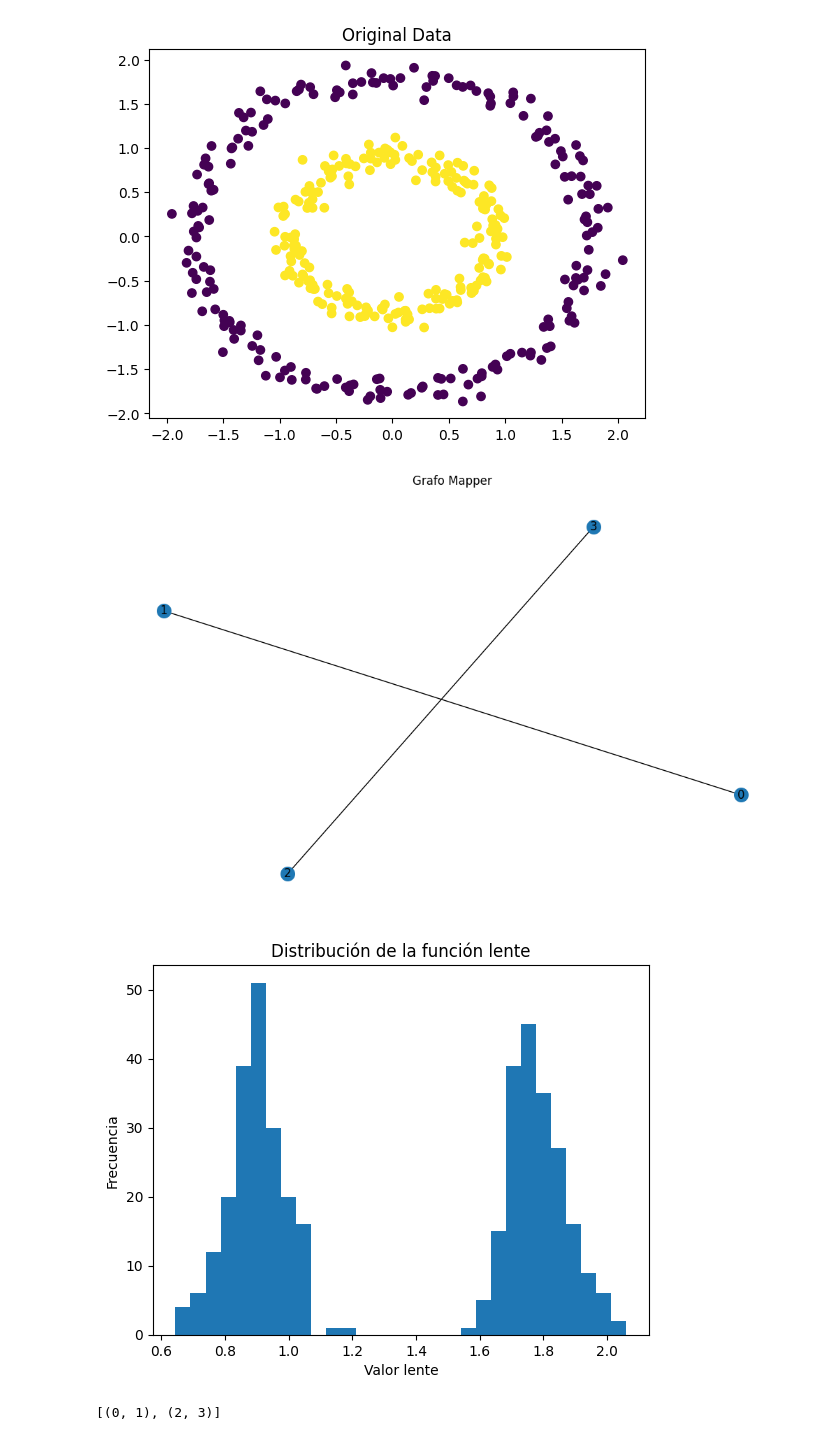
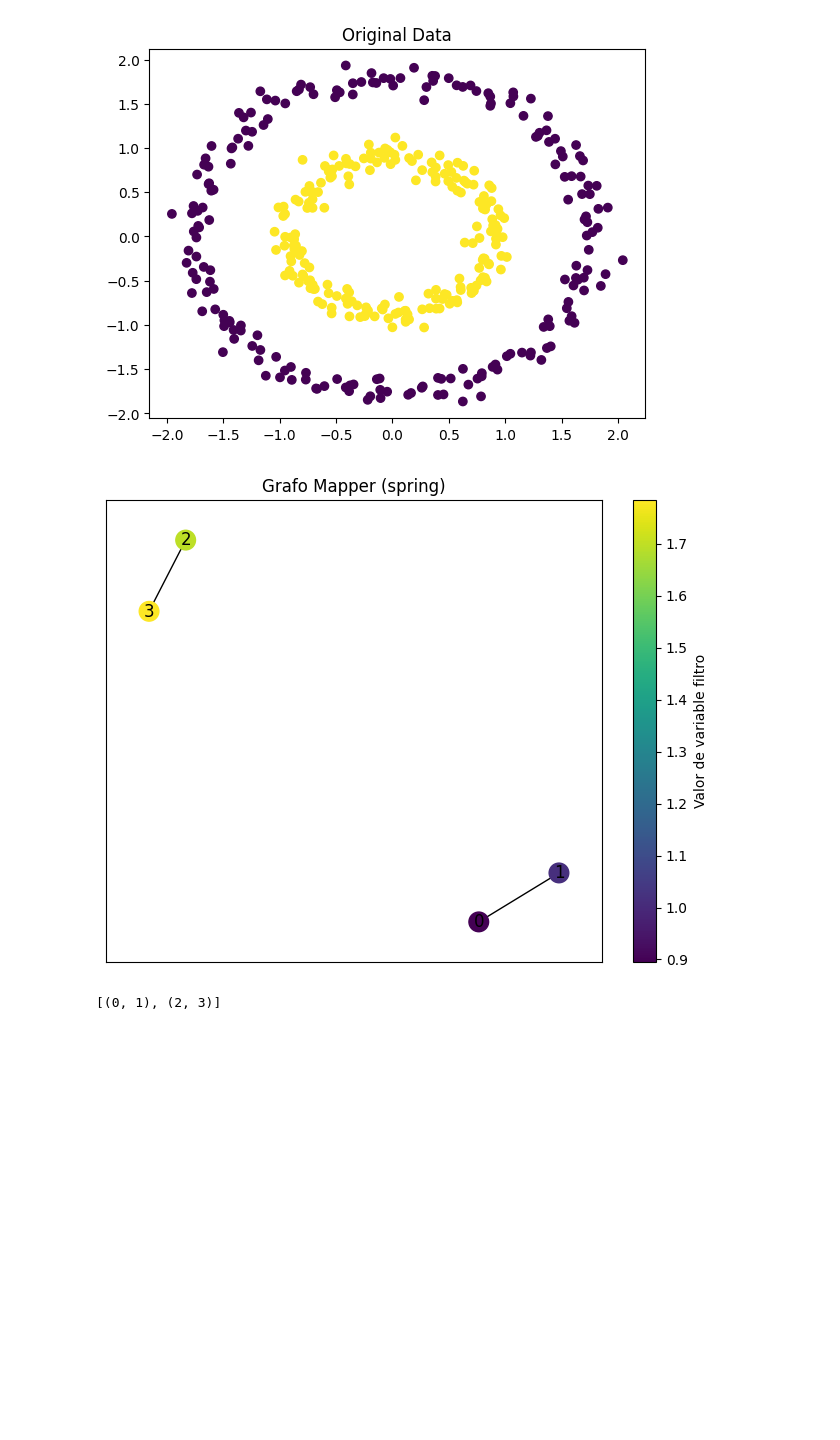
Before and after one commit to DiegoVilla03/Topological-Data-Analysis, a Jupyter notebook: rings.ipynb, the cells around one changed output. Cells and saved outputs as stored; diff of their text form; code cells hidden in the pictures; blank space fills up the shorter version.

Commit message:
v0.3 addes supoort for coloring nodes by variable refactor api for acces graphs added placeholder for hology analysis

```diff
--- a/rings.ipynb
+++ b/rings.ipynb
@@ -23,17 +23,16 @@ def simple_lens(x):
 # %%
 mapper_r = Mapper(
     lens_func=radial_lens,
     n_intervals=4,
     overlap=0.3,
     clusterer=DBSCAN(eps=3, min_samples=3),
     nerve_order= 3
 )
 
 mapper_r.fit(X)
-mapper_r.plot(figsize=(10, 6))
+mapper_r.plot_graph(color_data=mapper_r.lens_values)
 # %% [output]
-[figure, old version]
+[figure, new version]
-[figure, removed]
 # %%
 mapper_r.nerve
 # %% [output]
```
Also changed, not shown: parts of 4 cells of this notebook, 5 other files.
